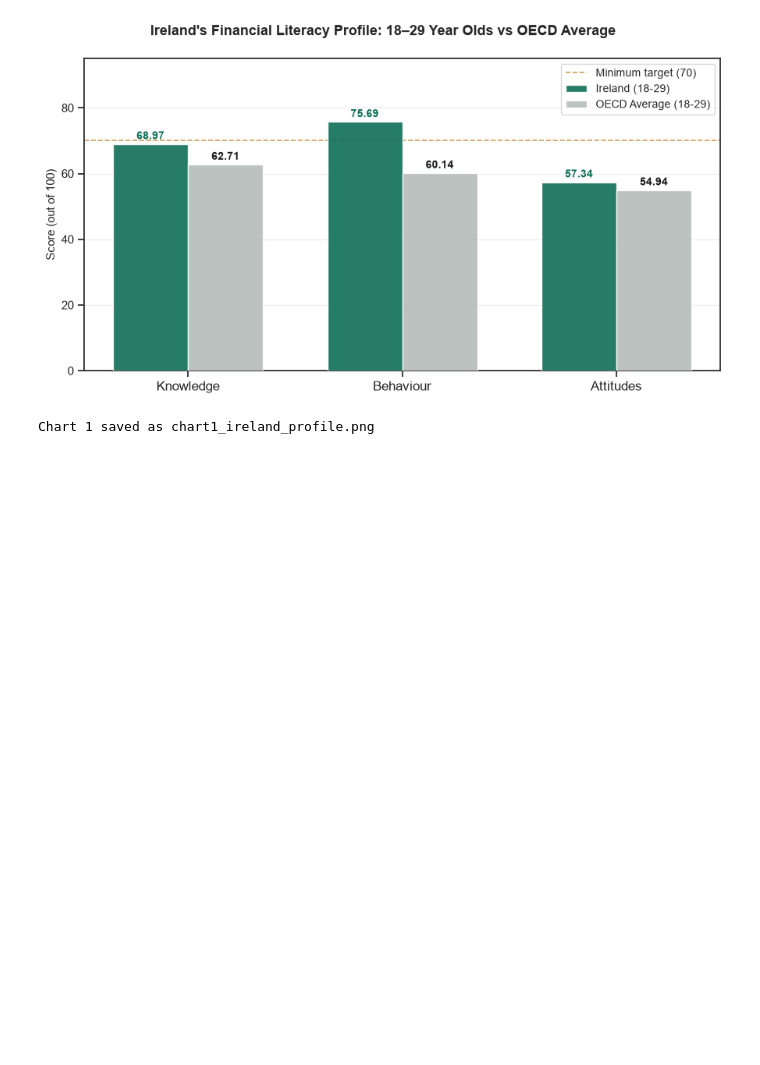
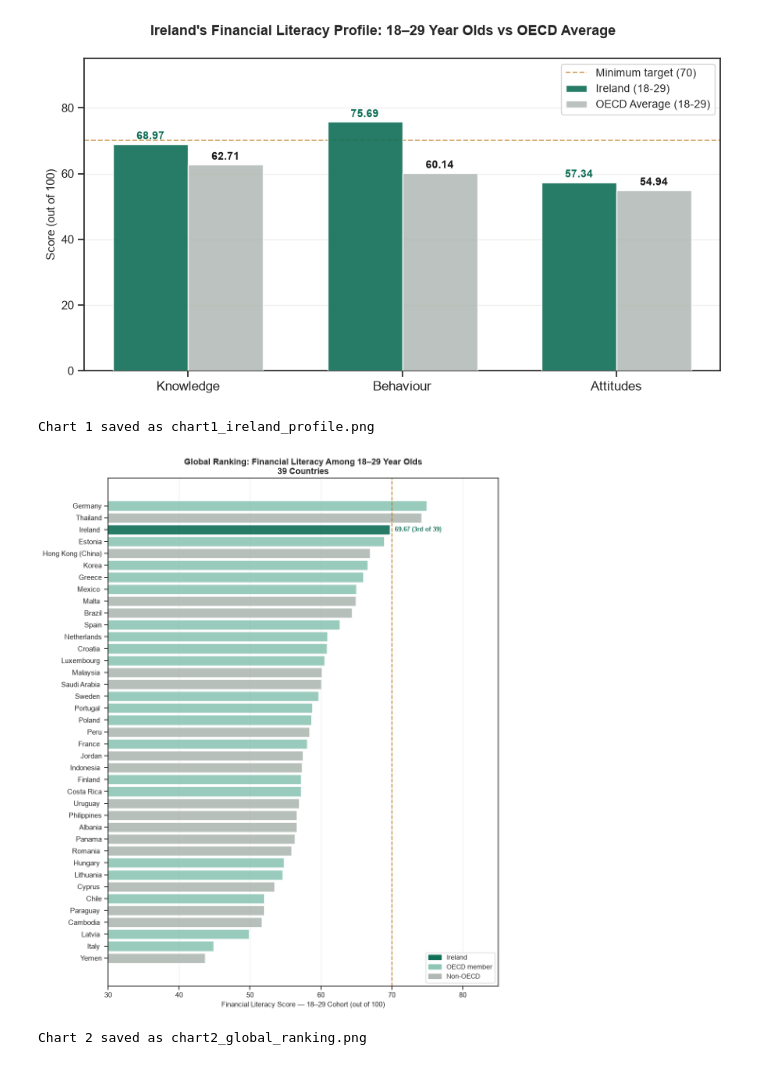
Before and after one commit to lucyancoffey/Irish-Youth-Financial-Literacy---Analysis-Project, a Jupyter notebook: Project/Young_Irish_Financial_Literacy_Analysis.ipynb, the cells around one changed output. Saved outputs shown, nothing was run; the diff lists cells and outputs as text; code cells hidden in the pictures; blank space fills up the shorter version.

Commit message:
Created readme file and chart 2

```diff
--- a/Project/Young_Irish_Financial_Literacy_Analysis.ipynb
+++ b/Project/Young_Irish_Financial_Literacy_Analysis.ipynb
@@ -99,3 +102,59 @@ print("Chart 1 saved as chart1_ireland_profile.png")
 # %% [output]
 [figure]
 Chart 1 saved as chart1_ireland_profile.png
+# %%
+# --- Chart 2: Global ranking of 18-29 cohorts ---
+
+df_sorted = df.sort_values("Overall_Score_Out_Of_100", ascending=True).copy()
+
+# Colour code
+def bar_colour(row):
+    if row["Country"] == 'Ireland ':
+        return TEAL
+    elif row['OECD_Member'] == 'Yes':
+        return '#8EC6B5'
+    else:
+        return GREY
+
+df_sorted['bar_colour'] = df_sorted.apply(bar_colour, axis=1)
+
+fig, ax = plt.subplots(figsize=(10, 12))
+
+bars = ax.barh(
+    df_sorted['Country'],
+    df_sorted['Overall_Score_Out_Of_100'],
+    color=df_sorted['bar_colour'],
+    alpha=0.9, edgecolor='white', linewidth=0.4)
+
+# Setting minimum target reference line
+ax.axvline(x=70,
+           color=AMBER,
+           linestyle='--', linewidth=1.5, alpha=0.8,
+           label='Minimum target (70)')
+
+# Labelling Ireland's bar
+ireland_score = df_sorted[df_sorted['Country'] == 'Ireland ']['Overall_Score_Out_Of_100'].values[0]
+ireland_rank = int(df_sorted[df_sorted['Country'] == 'Ireland '].index[0])
+ax.text(ireland_score + 0.5,
+        df_sorted['Country'].tolist().index('Ireland '),
+        f' {ireland_score:.2f} (3rd of 39)',
+        va='center', fontsize=9, fontweight='bold', color=TEAL)
+
+# Legend patches
+ire_patch = mpatches.Patch(color=TEAL,         label='Ireland')
+oecd_patch = mpatches.Patch(color='#8EC6B5', label='OECD member')
+other_patch = mpatches.Patch(color=GREY,       label='Non-OECD')
+
+ax.set_xlabel('Financial Literacy Score — 18–29 Cohort (out of 100)', fontsize=11)
+ax.set_title('Global Ranking: Financial Literacy Among 18–29 Year Olds\n39 Countries', fontsize=13, fontweight='bold')
+ax.legend(handles=[ire_patch, oecd_patch, other_patch], loc='lower right', fontsize=10)
+ax.set_xlim(30, 85)
+ax.grid(axis='x', alpha=0.3)
+
+plt.tight_layout()
+plt.savefig('chart2_global_ranking.png')
+plt.show()
+print("Chart 2 saved as chart2_global_ranking.png")
+# %% [output]
+[figure, added]
+Chart 2 saved as chart2_global_ranking.png
```
Also changed, not shown: parts of 1 cell of this notebook, 2 other files.
